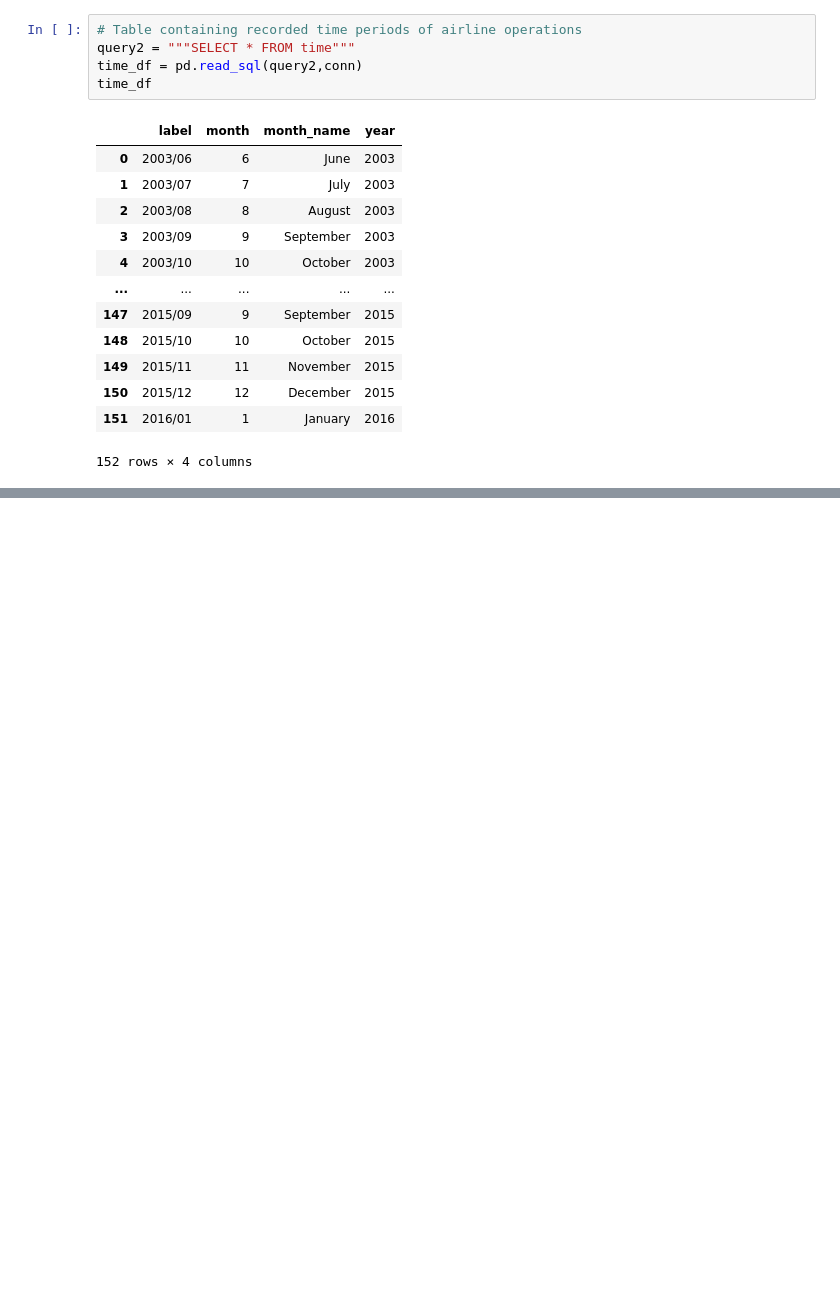
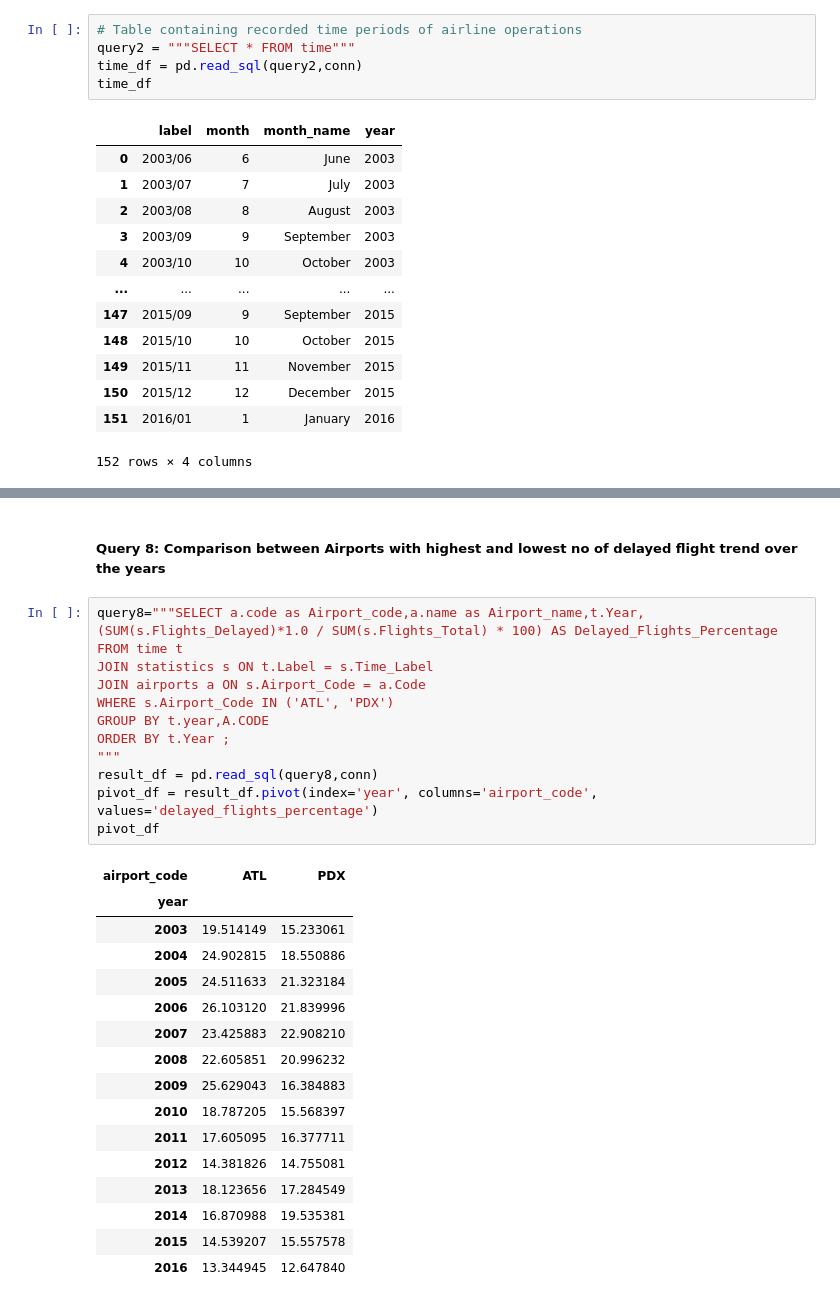
Before and after one commit to Aparna003/EMSE_6586_Airlines_analysis, a Jupyter notebook: Airlines_analysis.ipynb, the cells around one changed output, grey strips where cells are left out. Saved outputs shown, nothing was run; the diff lists cells and outputs as text; blank space fills up the shorter version.

```diff
--- a/Airlines_analysis.ipynb
+++ b/Airlines_analysis.ipynb
@@ -333,0 +351,31 @@ Text(0, 0.5, 'Total Flight delays')
+# %% [markdown]
+##### Query 8: Comparison between Airports with highest and lowest no of delayed flight trend over the years
+# %%
+query8="""SELECT a.code as Airport_code,a.name as Airport_name,t.Year,(SUM(s.Flights_Delayed)*1.0 / SUM(s.Flights_Total) * 100) AS Delayed_Flights_Percentage
+FROM time t
+JOIN statistics s ON t.Label = s.Time_Label
+JOIN airports a ON s.Airport_Code = a.Code
+WHERE s.Airport_Code IN ('ATL', 'PDX')
+GROUP BY t.year,A.CODE
+ORDER BY t.Year ;
+"""
+result_df = pd.read_sql(query8,conn)
+pivot_df = result_df.pivot(index='year', columns='airport_code', values='delayed_flights_percentage')
+pivot_df
+# %% [output]
+| airport_code | ATL | PDX |
+| year |  |  |
+| 2003 | 19.514149 | 15.233061 |
+| 2004 | 24.902815 | 18.550886 |
+| 2005 | 24.511633 | 21.323184 |
+| 2006 | 26.103120 | 21.839996 |
+| 2007 | 23.425883 | 22.908210 |
+| 2008 | 22.605851 | 20.996232 |
+| 2009 | 25.629043 | 16.384883 |
+| 2010 | 18.787205 | 15.568397 |
+| 2011 | 17.605095 | 16.377711 |
+| 2012 | 14.381826 | 14.755081 |
+| 2013 | 18.123656 | 17.284549 |
+| 2014 | 16.870988 | 19.535381 |
+| 2015 | 14.539207 | 15.557578 |
+| 2016 | 13.344945 | 12.647840 |
```
Also changed, not shown: parts of 32 cells of this notebook, 1 other file.
